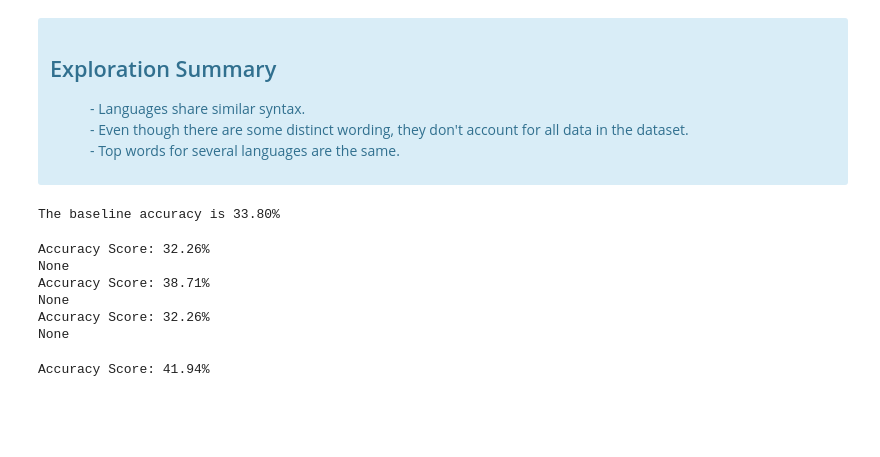
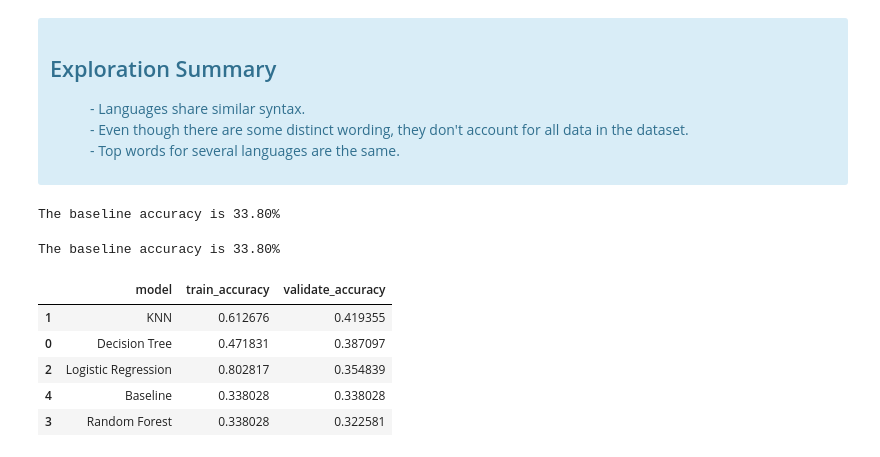
Before and after one commit to NLP-mini-project/NLP-MVP, a Jupyter notebook: final-report.ipynb, the cells around one changed output. Drawn from its saved outputs; the diff is of its cells as text; code cells hidden in the pictures; blank space fills up the shorter version.

```diff
--- a/final-report.ipynb
+++ b/final-report.ipynb
@@ -199,21 +208,3 @@ AttributeError: module 'explore' has no attribute 'q4_plots'
 # %%
 #splitting the data and giving baseline
 X_train, y_train, X_val, y_val, X_test, y_test = mod.split_cv_models(df, 'lemmatized')
-# %%
-# baseline model
-baseline = mod.baseline_model(df, 'lemmatized')
-baseline
-# %% [output]
-The baseline accuracy is 33.80%
-# %%
-#printing accuracy for models
-print(mod.cv_model(df, 'lemmatized'))
-print(mod.bigram_model(df, 'lemmatized', ngram_range=(2,2)))
-print(mod.trigram_model(df, 'lemmatized', ngram_range=(3,3)))
-# %% [output]
-Accuracy Score: 32.26%
-None
-Accuracy Score: 38.71%
-None
-Accuracy Score: 32.26%
-None
@@ -222,4 +210,0 @@ X_train, y_train, X_val, y_val, X_test, y_test = mod.split_tf_idf_data(df, 'lemm
-# %%
-mod.tf_idf_model(df, 'lemmatized')
-# %% [output]
-Accuracy Score: 41.94%
@@ -230,2 +211,19 @@ mod.models(train, val)
+# %%
+# baseline model
+baseline = mod.baseline_model(df, 'lemmatized')
+baseline
+# %% [output]
+The baseline accuracy is 33.80%
+# %%
+#best models
+mod.models(df, 'lemmatized')
+# %% [output]
+The baseline accuracy is 33.80%
+|  | model | train_accuracy | validate_accuracy |
+| 1 | KNN | 0.612676 | 0.419355 |
+| 0 | Decision Tree | 0.471831 | 0.387097 |
+| 2 | Logistic Regression | 0.802817 | 0.354839 |
+| 4 | Baseline | 0.338028 | 0.338028 |
+| 3 | Random Forest | 0.338028 | 0.322581 |
 # %%
 #running the test data through the model
```
Also changed, not shown: parts of 18 cells of this notebook.
